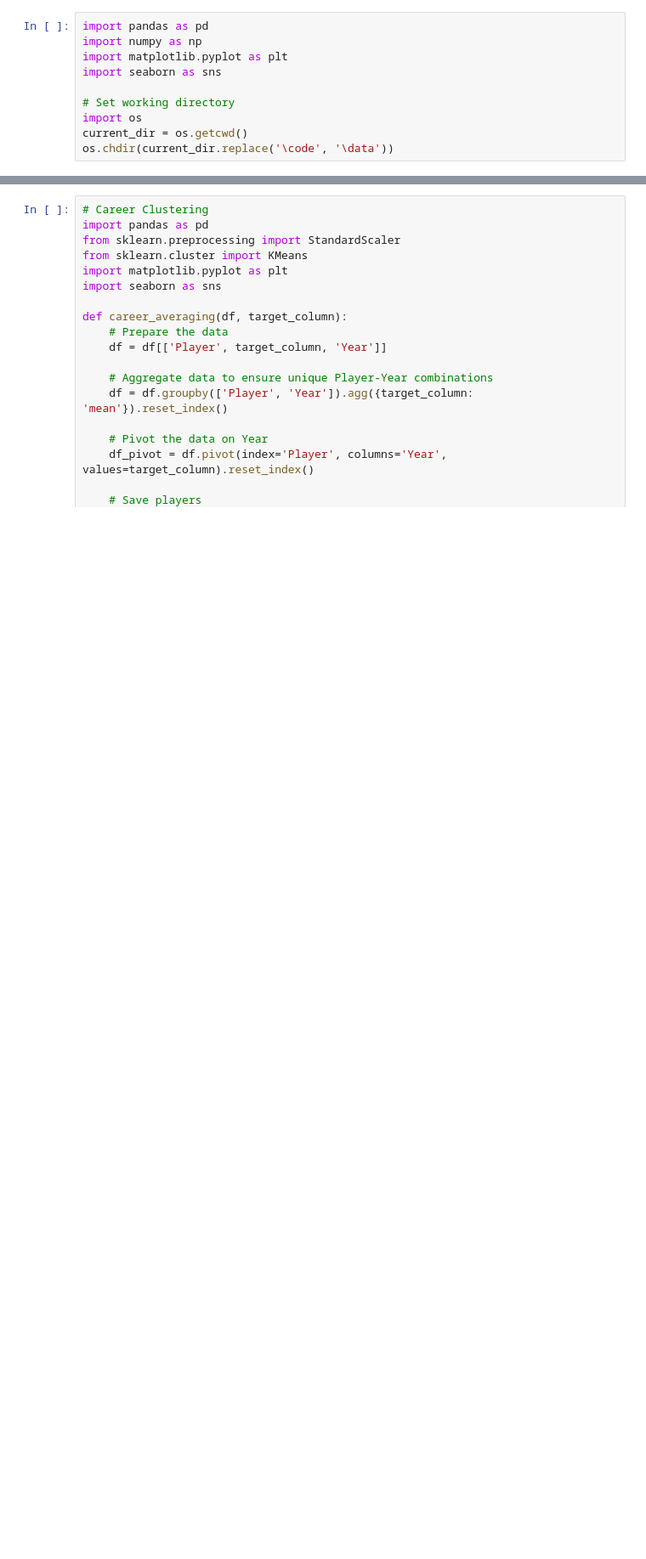
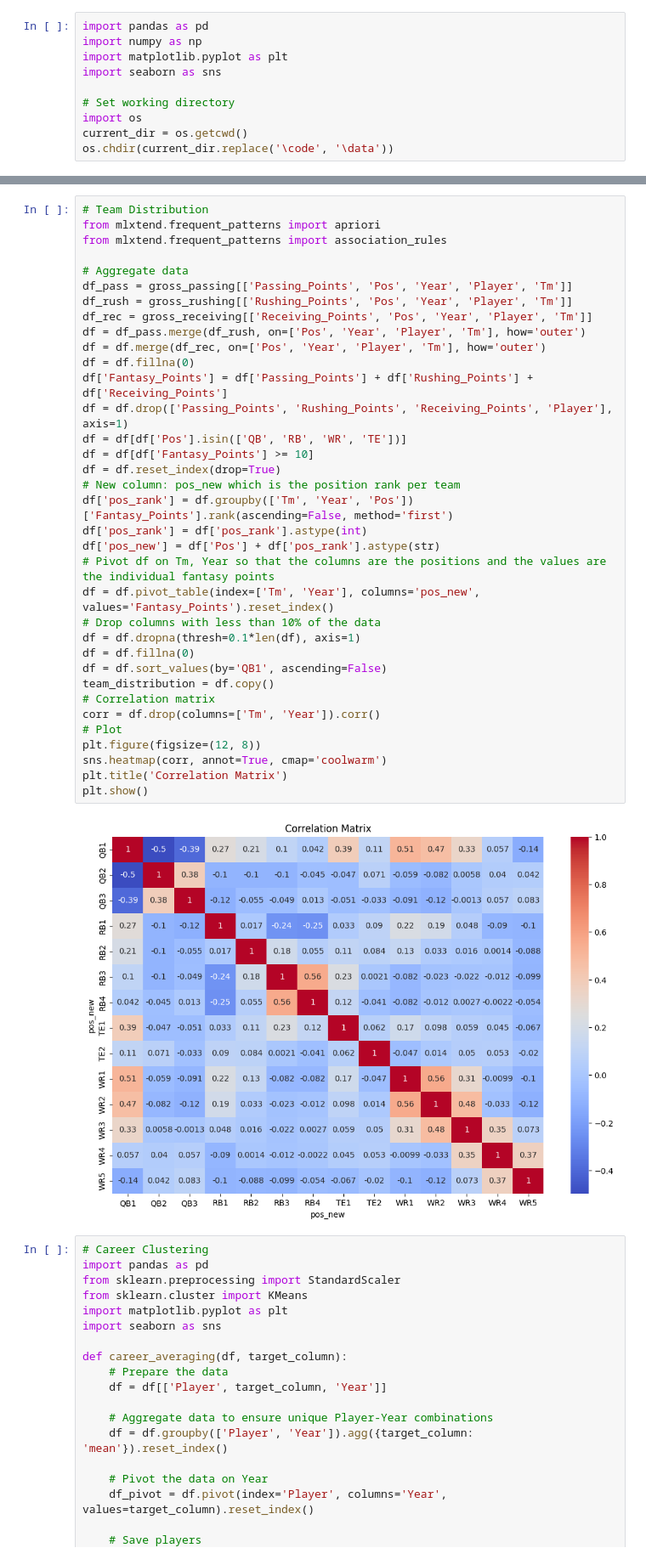
Before and after one commit to jackdepree/FFInsights, a Jupyter notebook: code/2024_gross_projections_eda.ipynb, the cells around one changed output, grey strips where cells are left out. Shown at 85% size. Drawn from its saved outputs; the diff is of its cells as text; blank space fills up the shorter version.

```diff
--- a/code/2024_gross_projections_eda.ipynb
+++ b/code/2024_gross_projections_eda.ipynb
@@ -251,3 +37,40 @@ plt.show()
+# %%
+# Team Distribution
+from mlxtend.frequent_patterns import apriori
+from mlxtend.frequent_patterns import association_rules
+
+# Aggregate data
+df_pass = gross_passing[['Passing_Points', 'Pos', 'Year', 'Player', 'Tm']]
+df_rush = gross_rushing[['Rushing_Points', 'Pos', 'Year', 'Player', 'Tm']]
+df_rec = gross_receiving[['Receiving_Points', 'Pos', 'Year', 'Player', 'Tm']]
+df = df_pass.merge(df_rush, on=['Pos', 'Year', 'Player', 'Tm'], how='outer')
+df = df.merge(df_rec, on=['Pos', 'Year', 'Player', 'Tm'], how='outer')
+df = df.fillna(0)
+df['Fantasy_Points'] = df['Passing_Points'] + df['Rushing_Points'] + df['Receiving_Points']
+df = df.drop(['Passing_Points', 'Rushing_Points', 'Receiving_Points', 'Player'], axis=1)
+df = df[df['Pos'].isin(['QB', 'RB', 'WR', 'TE'])]
+df = df[df['Fantasy_Points'] >= 10]
+df = df.reset_index(drop=True)
+# New column: pos_new which is the position rank per team
+df['pos_rank'] = df.groupby(['Tm', 'Year', 'Pos'])['Fantasy_Points'].rank(ascending=False, method='first')
+df['pos_rank'] = df['pos_rank'].astype(int)
+df['pos_new'] = df['Pos'] + df['pos_rank'].astype(str)
+# Pivot df on Tm, Year so that the columns are the positions and the values are the individual fantasy points
+df = df.pivot_table(index=['Tm', 'Year'], columns='pos_new', values='Fantasy_Points').reset_index()
+# Drop columns with less than 10% of the data
+df = df.dropna(thresh=0.1*len(df), axis=1)
+df = df.fillna(0)
+df = df.sort_values(by='QB1', ascending=False)
+team_distribution = df.copy()
+# Correlation matrix
+corr = df.drop(columns=['Tm', 'Year']).corr()
+# Plot
+plt.figure(figsize=(12, 8))
+sns.heatmap(corr, annot=True, cmap='coolwarm')
+plt.title('Correlation Matrix')
+plt.show()
+# %% [output]
+[figure, added]
 # %%
 # Career Clustering
 import pandas as pd
```
Also changed, not shown: parts of 29 cells of this notebook, 19 other files.
